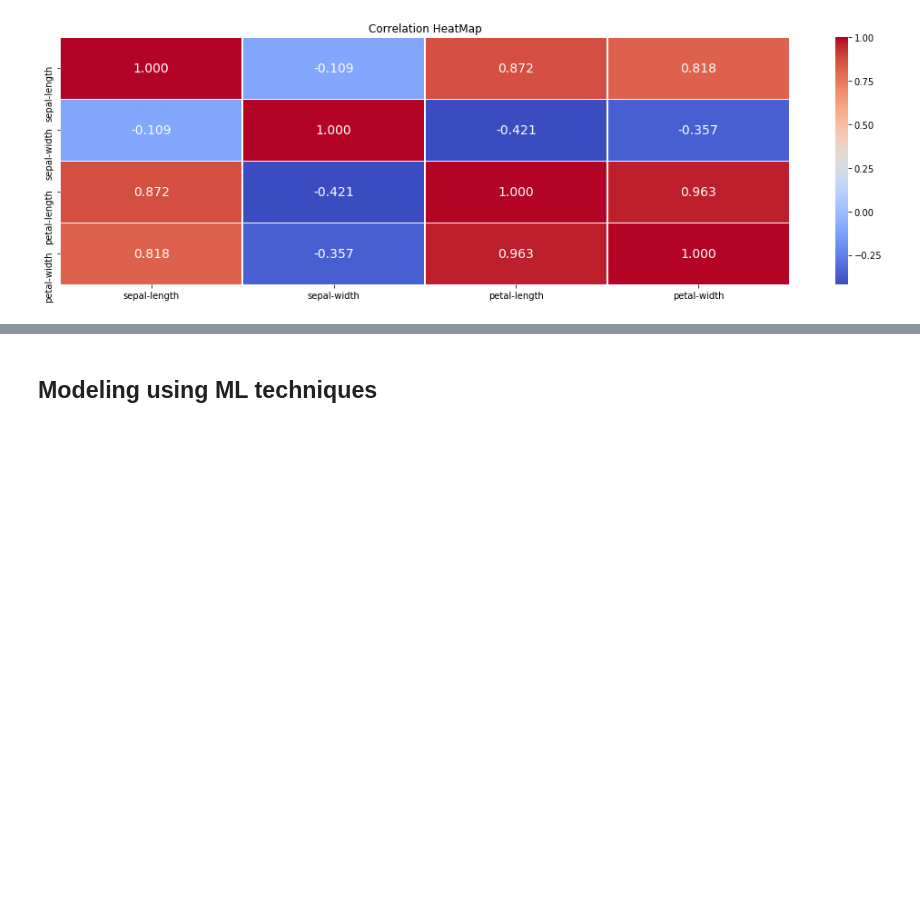
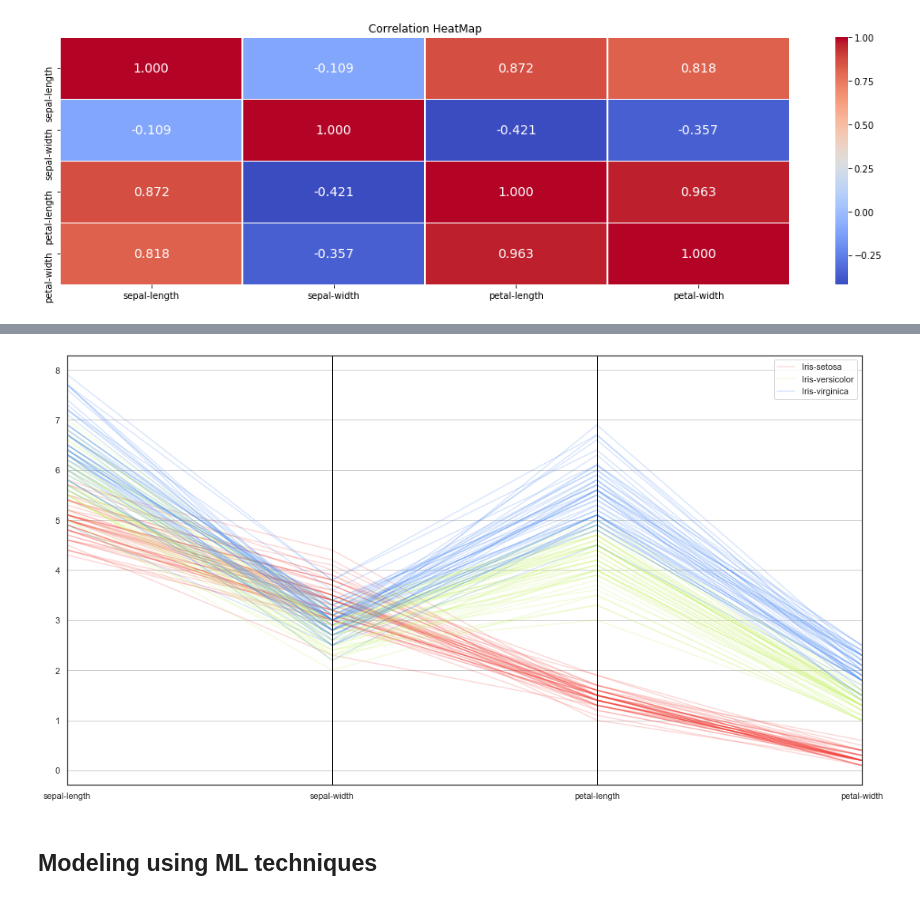
Before and after one commit to g-freire/iris-ml, a Jupyter notebook: Iris-Dataset.ipynb, the cells around one changed output, grey strips where cells are left out. Cells and saved outputs as stored; diff of their text form; code cells hidden in the pictures; blank space fills up the shorter version.

```diff
--- a/Iris-Dataset.ipynb
+++ b/Iris-Dataset.ipynb
@@ -185,3 +185,13 @@ plt.show()
+# %%
+plt.figure(figsize=(18,10))
+pd.plotting.parallel_coordinates(
+        df, 'class',
+        color=( '#f4433c', '#C7F464', '#4486f7',),
+        alpha=.2
+)
+plt.show()
+# %% [output]
+[figure, added]
 # %% [markdown]
 <h2>Modeling using ML techniques</h2>
 # %% [markdown]
```
Also changed, not shown: parts of 24 cells of this notebook, 1 other file.
